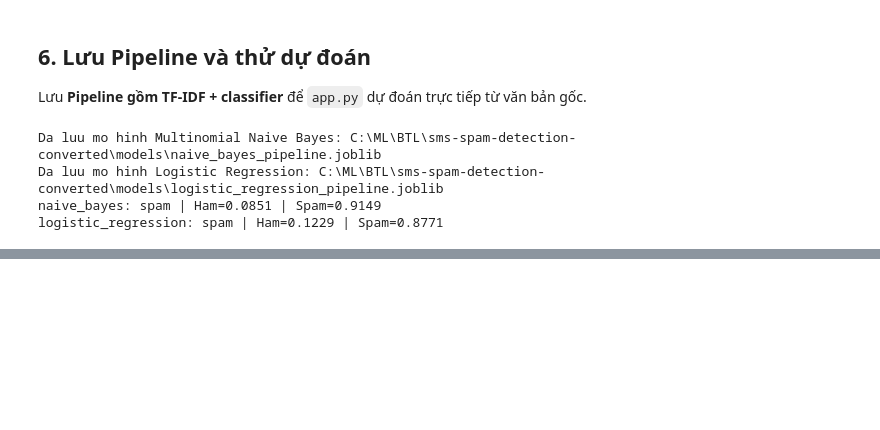
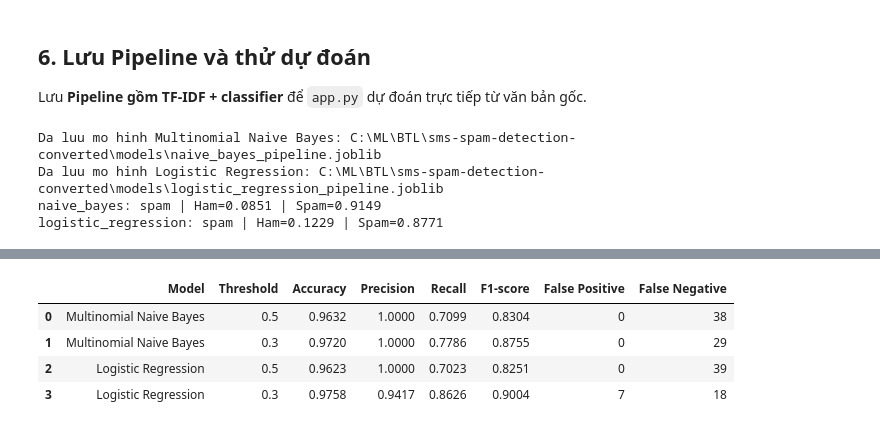
Before and after one commit to andrew-caominhtri/sms-spam-detection, a Jupyter notebook: SMS_Spam_Detection.ipynb, the cells around one changed output, grey strips where cells are left out. Saved outputs shown, nothing was run; the diff lists cells and outputs as text; code cells hidden in the pictures; blank space fills up the shorter version.

```diff
--- a/SMS_Spam_Detection.ipynb
+++ b/SMS_Spam_Detection.ipynb
@@ -506,0 +729,19 @@ Sau khi Notebook chạy thành công, mở Terminal tại thư mục gốc và c
+# %%
+from sklearn.base import clone
+
+validation_models = {}
+
+for model_name, model in trained_models.items():
+
+    # Tao ban sao Pipeline chua huan luyen
+    validation_model = clone(model)
+
+    # Chi huan luyen tren Training subset
+    validation_model.fit(X_train_sub, y_train_sub)
+
+    # Luu trong bo nho, khong ghi de file .joblib
+    validation_models[model_name] = validation_model
+
+    print(f"Trained validation model: {model_name}")
+
+print("\nTotal validation models:", len(validation_models))
@@ -506,0 +809,60 @@ Sau khi Notebook chạy thành công, mở Terminal tại thư mục gốc và c
+# %%
+from sklearn.metrics import (
+    accuracy_score,
+    precision_score,
+    recall_score,
+    f1_score,
+    confusion_matrix
+)
+
+selected_threshold = 0.3
+final_results = []
+
+for model_name, model in trained_models.items():
+
+    # Lay xac suat Spam tren Test
+    spam_idx = list(model.classes_).index("spam")
+    spam_probs = model.predict_proba(X_test)[:, spam_idx]
+
+    for threshold in [0.5, selected_threshold]:
+
+        y_pred = [
+            "spam" if prob >= threshold else "ham"
+            for prob in spam_probs
+        ]
+
+        tn, fp, fn, tp = confusion_matrix(
+            y_test,
+            y_pred,
+            labels=["ham", "spam"]
+        ).ravel()
+
+        final_results.append({
+            "Model": model_name,
+            "Threshold": threshold,
+            "Accuracy": accuracy_score(y_test, y_pred),
+            "Precision": precision_score(
+                y_test, y_pred,
+                pos_label="spam", zero_division=0
+            ),
+            "Recall": recall_score(
+                y_test, y_pred,
+                pos_label="spam", zero_division=0
+            ),
+            "F1-score": f1_score(
+                y_test, y_pred,
+                pos_label="spam", zero_division=0
+            ),
+            "False Positive": fp,
+            "False Negative": fn
+        })
+
+final_df = pd.DataFrame(final_results)
+
+display(final_df.round(4))
+# %% [output]
+|  | Model | Threshold | Accuracy | Precision | Recall | F1-score | False Positive | False Negative |
+| 0 | Multinomial Naive Bayes | 0.5 | 0.9632 | 1.0000 | 0.7099 | 0.8304 | 0 | 38 |
+| 1 | Multinomial Naive Bayes | 0.3 | 0.9720 | 1.0000 | 0.7786 | 0.8755 | 0 | 29 |
+| 2 | Logistic Regression | 0.5 | 0.9623 | 1.0000 | 0.7023 | 0.8251 | 0 | 39 |
+| 3 | Logistic Regression | 0.3 | 0.9758 | 0.9417 | 0.8626 | 0.9004 | 7 | 18 |
```
Also changed, not shown: parts of 16 cells of this notebook, 1 other file.
